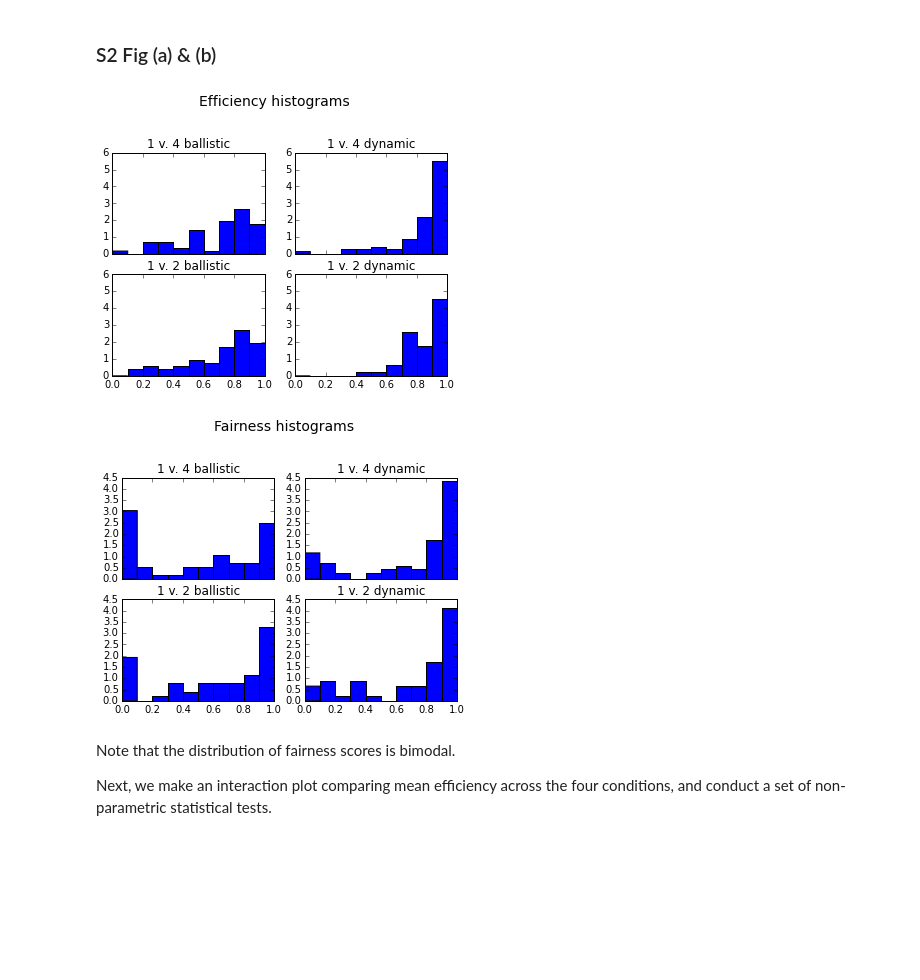
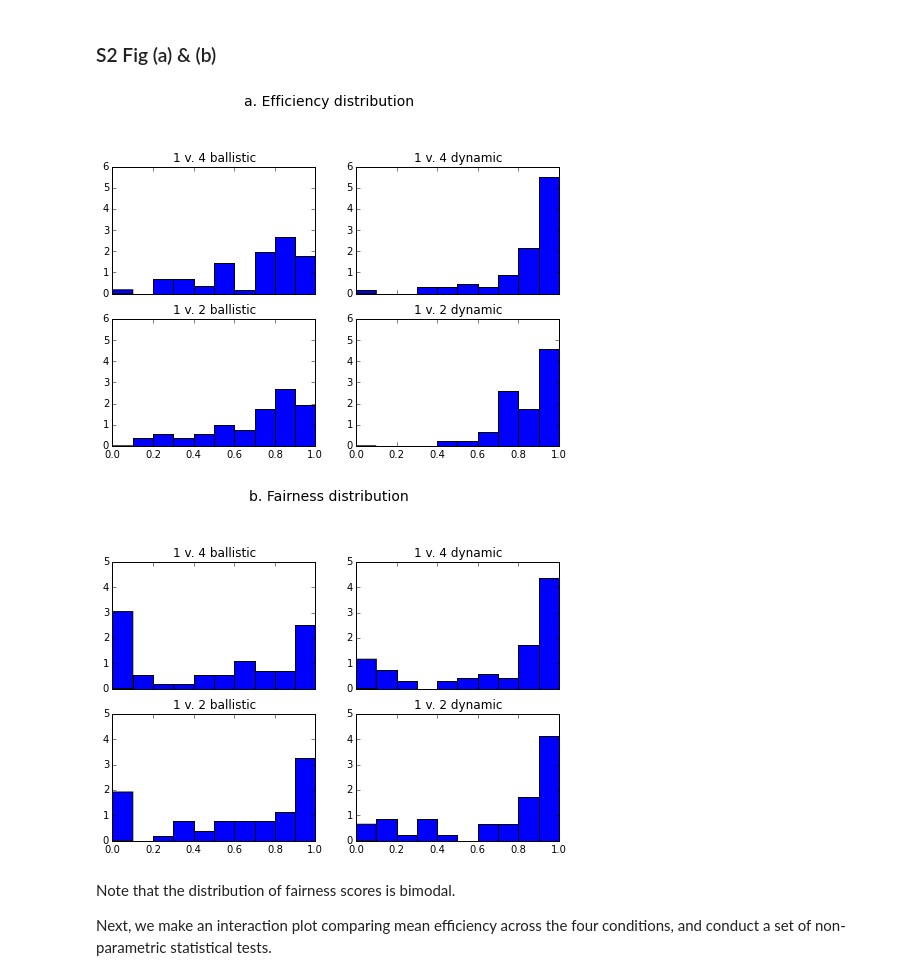
Before and after one commit to hawkrobe/socialConventions, a Jupyter notebook: analysis.ipynb, the cells around one changed output. Saved outputs shown, nothing was run; the diff lists cells and outputs as text; code cells hidden in the pictures; blank space fills up the shorter version.

```diff
--- a/analysis.ipynb
+++ b/analysis.ipynb
@@ -138,47 +134,49 @@ First, we look at histograms of these measures
 # %% [markdown]
 ### S2 Fig (a) & (b)
 # %%
-plt.suptitle("Efficiency histograms", y = 1.1, fontsize = 14)
+matplotlib.rcParams.update({'font.size': 10})
 
 plt.subplot(221)
 plt.hist(h_bal_eff, normed=True, range=(0,1))
 #plt.ylim(0,1)
 plt.xlim(0,1)
 plt.ylim(0,6)
 plt.title("1 v. 4 ballistic")
 ax = plt.gca()
 plt.setp( ax.get_xticklabels(), visible=False)
 
 plt.subplot(222)
 plt.hist(h_dyn_eff, normed=True, range=(0,1))
 plt.xlim(0,1)
 plt.ylim(0,6)
 plt.title("1 v. 4 dynamic")
 ax = plt.gca()
 plt.setp( ax.get_xticklabels(), visible=False)
 
 plt.subplot(223)
 plt.xlim(0,1)
 plt.ylim(0,6)
 plt.hist(l_bal_eff, normed=True, range=(0,1))
 plt.title("1 v. 2 ballistic")
 
 plt.subplot(224)
 plt.xlim(0,1)
 plt.ylim(0,6)
 plt.hist(l_dyn_eff, normed=True, range=(0,1))
 plt.title("1 v. 2 dynamic")
-matplotlib.rcParams.update({'font.size': 10})
+plt.suptitle("a. Efficiency distribution", y = 1.1, fontsize = 14)
 
-plt.savefig("figures/S2_Fig(a).pdf")
+fig = matplotlib.pyplot.gcf()
+fig.set_size_inches(8,5)
+plt.savefig("figures/S2_Fig(a).tiff", bbox_inches='tight' );
 # %% [output]
-[figure, old version]
+[figure, new version]
 # %%
-plt.suptitle("Fairness histograms", y = 1.1, fontsize = 14)
+plt.suptitle("b. Fairness distribution", y = 1.1, fontsize = 14)
 
 plt.subplot(221)
 plt.xlim(0,1)
-plt.ylim(0,4.5)
+plt.ylim(0,5)
 plt.hist(h_bal_fair, normed=True, range=(0,1))
 plt.title("1 v. 4 ballistic")
 ax = plt.gca()
@@ -186,7 +184,7 @@ plt.setp( ax.get_xticklabels(),  visible=False)
 
 plt.subplot(222)
 plt.xlim(0,1)
-plt.ylim(0,4.5)
+plt.ylim(0,5)
 plt.hist(h_dyn_fair, normed=True, range=(0,1))
 plt.title("1 v. 4 dynamic")
 ax = plt.gca()
@@ -194,19 +192,21 @@ plt.setp( ax.get_xticklabels(),  visible=False)
 
 plt.subplot(223)
 plt.xlim(0,1)
-plt.ylim(0,4.5)
+plt.ylim(0,5)
 plt.hist(l_bal_fair, normed=True, range=(0,1))
 plt.title("1 v. 2 ballistic")
 
 plt.subplot(224)
 plt.xlim(0,1)
-plt.ylim(0,4.5)
+plt.ylim(0,5)
 plt.hist(l_dyn_fair, normed=True, range=(0,1))
 plt.title("1 v. 2 dynamic")
 
-plt.savefig("figures/S2_Fig(b).pdf")
+fig = matplotlib.pyplot.gcf()
+fig.set_size_inches(8,5)
+plt.savefig("figures/S2_Fig(b).tiff", bbox_inches='tight')
 # %% [output]
-[figure, old version]
+[figure, new version]
 # %% [markdown]
 Note that the distribution of fairness scores is bimodal.
 
```
Also changed, not shown: parts of 10 cells of this notebook, 2 other files.
